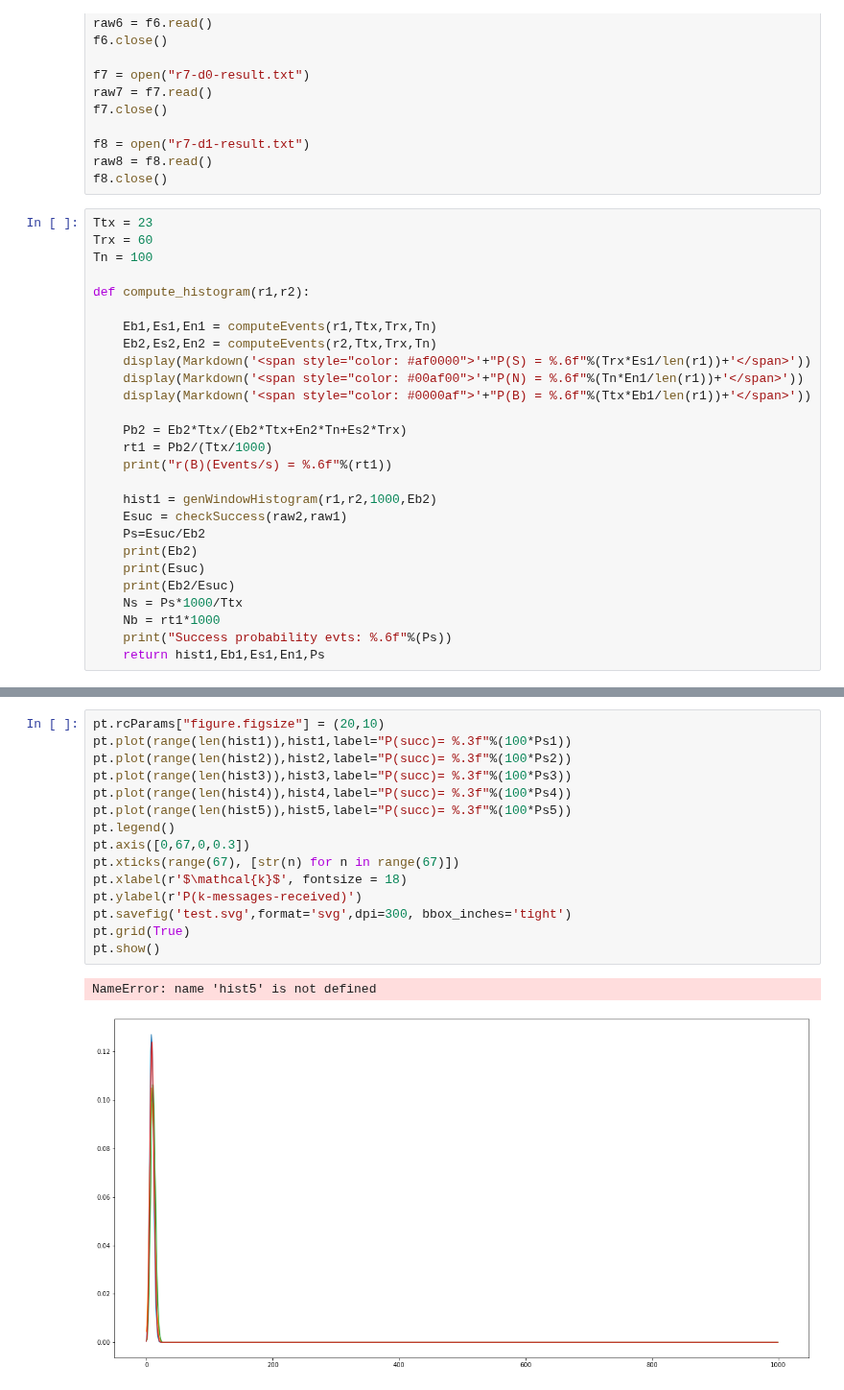
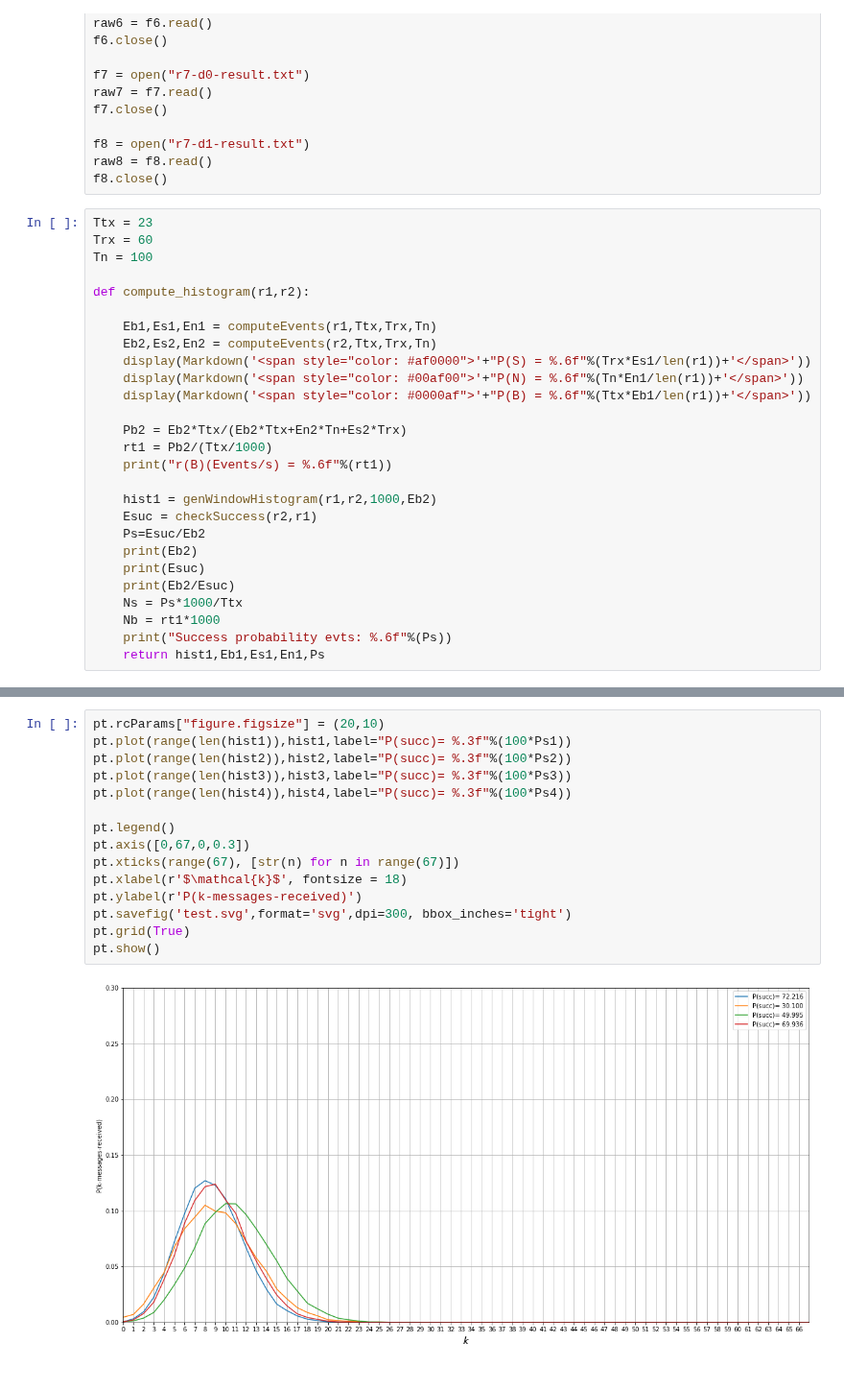
Before and after one commit to ingframin/BroadcastSimulation, a Jupyter notebook: results/Analysis.ipynb, the cells around one changed output, grey strips where cells are left out. Shown at 96% size. Drawn from its saved outputs; the diff is of its cells as text.

```diff
--- a/results/Analysis.ipynb
+++ b/results/Analysis.ipynb
@@ -61,7 +61,7 @@ def compute_histogram(r1,r2):
     print("r(B)(Events/s) = %.6f"%(rt1))
 
     hist1 = genWindowHistogram(r1,r2,1000,Eb2)
-    Esuc = checkSuccess(raw2,raw1)
+    Esuc = checkSuccess(r2,r1)
     Ps=Esuc/Eb2
     print(Eb2)
     print(Esuc)
@@ -121,18 +121,17 @@ Success probability evts: 0.498499
 # %%
 pt.rcParams["figure.figsize"] = (20,10)
 pt.plot(range(len(hist1)),hist1,label="P(succ)= %.3f"%(100*Ps1))
 pt.plot(range(len(hist2)),hist2,label="P(succ)= %.3f"%(100*Ps2))
 pt.plot(range(len(hist3)),hist3,label="P(succ)= %.3f"%(100*Ps3))
 pt.plot(range(len(hist4)),hist4,label="P(succ)= %.3f"%(100*Ps4))
-pt.plot(range(len(hist5)),hist5,label="P(succ)= %.3f"%(100*Ps5))
+
 pt.legend()
 pt.axis([0,67,0,0.3])
 pt.xticks(range(67), [str(n) for n in range(67)])
 pt.xlabel(r'$\mathcal{k}$', fontsize = 18)
 pt.ylabel(r'P(k-messages-received)')
 pt.savefig('test.svg',format='svg',dpi=300, bbox_inches='tight')
 pt.grid(True)
 pt.show()
 # %% [output]
-NameError: name 'hist5' is not defined
-[figure, old version]
+[figure, new version]
```
Also changed, not shown: parts of 1 cell of this notebook, 4 other files.
